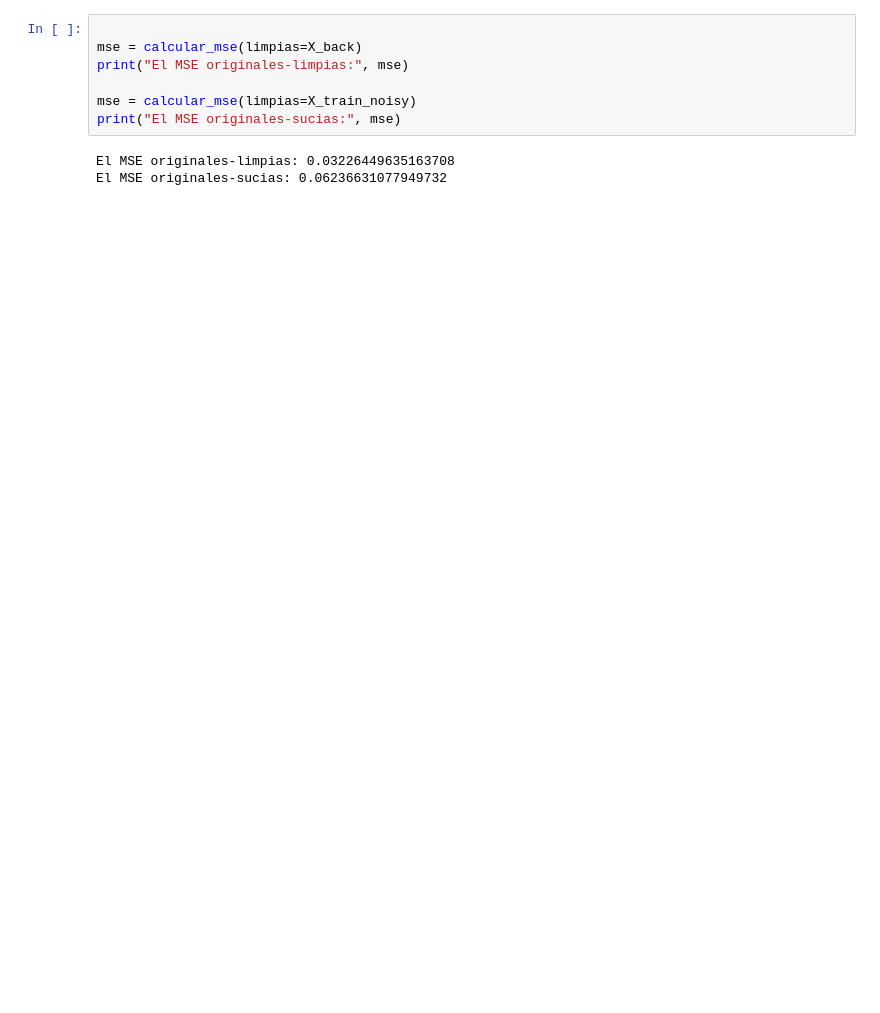
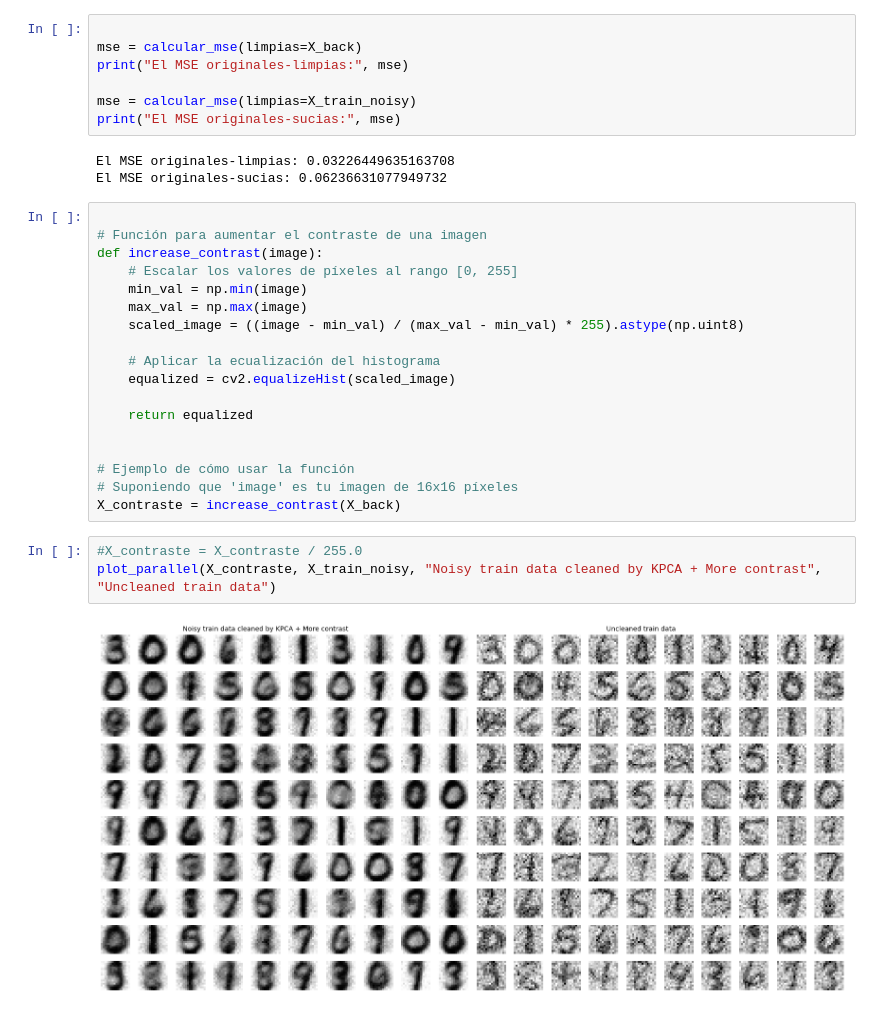
Before and after one commit to jemarle/AMII, a Jupyter notebook: Proyecto_denoising/Pr_denoising_carlos_propia.ipynb, the cells around one changed output. Drawn from its saved outputs; the diff is of its cells as text; blank space fills up the shorter version.

```diff
--- a/Proyecto_denoising/Pr_denoising_carlos_propia.ipynb
+++ b/Proyecto_denoising/Pr_denoising_carlos_propia.ipynb
@@ -108,3 +136,26 @@ print("El MSE originales-sucias:", mse)
 # %% [output]
 El MSE originales-limpias: 0.03226449635163708
 El MSE originales-sucias: 0.06236631077949732
+# %%
+
+# Función para aumentar el contraste de una imagen
+def increase_contrast(image):
+    # Escalar los valores de píxeles al rango [0, 255]
+    min_val = np.min(image)
+    max_val = np.max(image)
+    scaled_image = ((image - min_val) / (max_val - min_val) * 255).astype(np.uint8)
+
+    # Aplicar la ecualización del histograma
+    equalized = cv2.equalizeHist(scaled_image)
+
+    return equalized
+
+
+# Ejemplo de cómo usar la función
+# Suponiendo que 'image' es tu imagen de 16x16 píxeles
+X_contraste = increase_contrast(X_back)
+# %%
+#X_contraste = X_contraste / 255.0
+plot_parallel(X_contraste, X_train_noisy, "Noisy train data cleaned by KPCA + More contrast", "Uncleaned train data")
+# %% [output]
+[figure, added]
```
Also changed, not shown: parts of 9 cells of this notebook.
